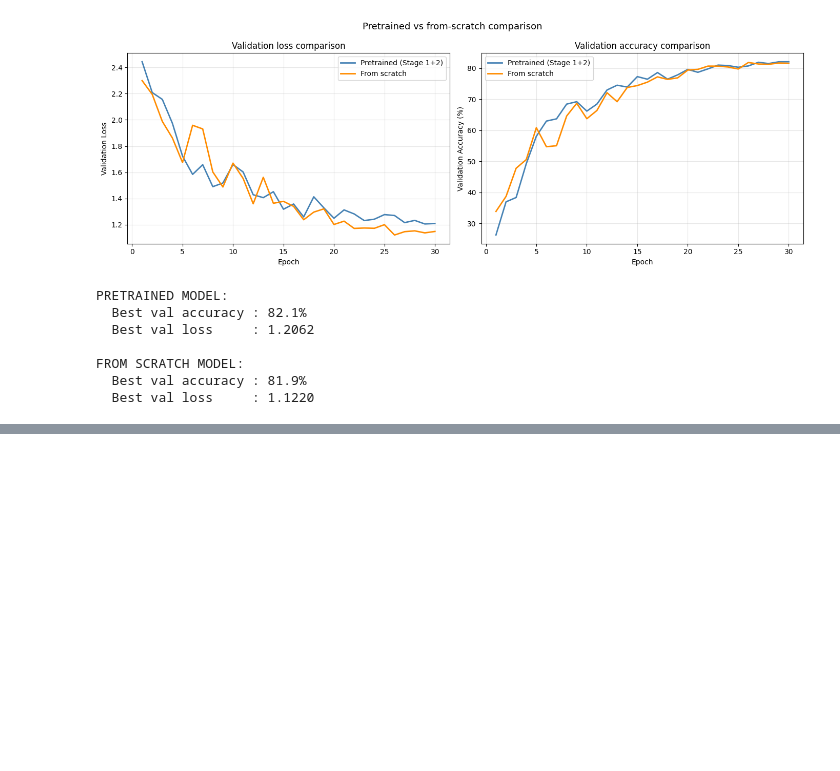
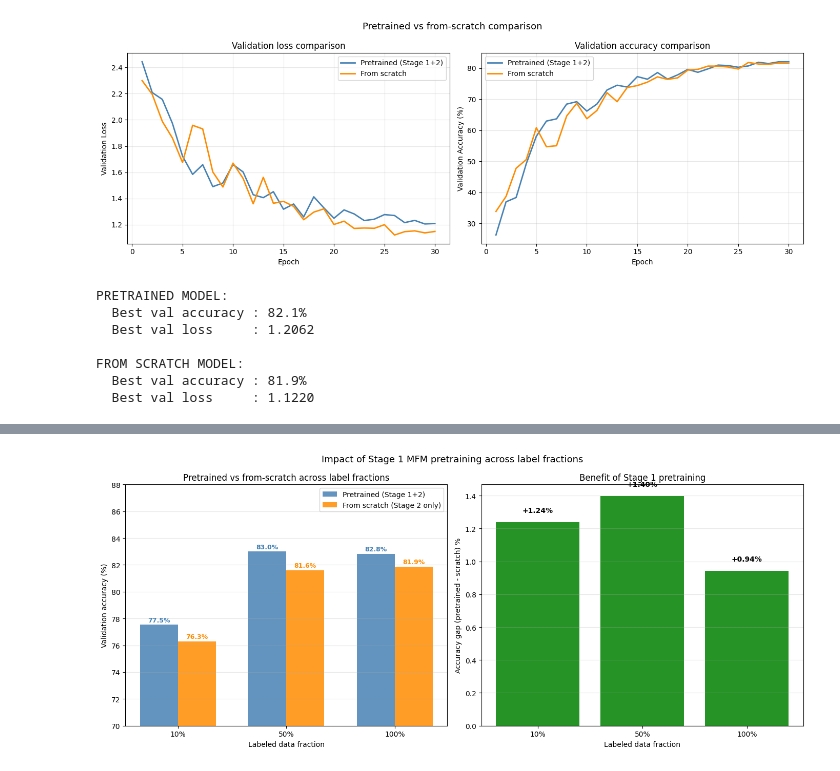
Before and after one commit to Mihai-Avr/soccernet-action-spotting, a Jupyter notebook: notebooks/exploration.ipynb, the cells around one changed output, grey strips where cells are left out. Cells and saved outputs as stored; diff of their text form; code cells hidden in the pictures; blank space fills up the shorter version.

```diff
--- a/notebooks/exploration.ipynb
+++ b/notebooks/exploration.ipynb
@@ -586,0 +618,79 @@ FROM SCRATCH MODEL:
+# %%
+import matplotlib.pyplot as plt
+import numpy as np
+
+labels = ["10%", "50%", "100%"]
+
+pretrained_accs = [
+    results["10% pretrained"],
+    results["50% pretrained"],
+    results["100% pretrained"]
+]
+
+scratch_accs = [
+    results["10% scratch"],
+    results["50% scratch"],
+    results["100% scratch"]
+]
+
+x = np.arange(len(labels))
+width = 0.35
+
+fig, (ax1, ax2) = plt.subplots(1, 2, figsize=(14, 6))
+
+bars1 = ax1.bar(x - width/2, pretrained_accs, width,
+                label="Pretrained (Stage 1+2)",
+                color="steelblue", alpha=0.85)
+bars2 = ax1.bar(x + width/2, scratch_accs, width,
+                label="From scratch (Stage 2 only)",
+                color="darkorange", alpha=0.85)
+
+ax1.set_xlabel("Labeled data fraction")
+ax1.set_ylabel("Validation accuracy (%)")
+ax1.set_title("Pretrained vs from-scratch across label fractions")
+ax1.set_xticks(x)
+ax1.set_xticklabels(labels)
+ax1.set_ylim(70, 88)
+ax1.legend()
+ax1.grid(True, alpha=0.3, axis="y")
+
+for bar in bars1:
+    ax1.text(bar.get_x() + bar.get_width()/2, bar.get_height() + 0.1,
+             f"{bar.get_height():.1f}%", ha="center", va="bottom",
+             fontsize=9, fontweight="bold", color="steelblue")
+for bar in bars2:
+    ax1.text(bar.get_x() + bar.get_width()/2, bar.get_height() + 0.1,
+             f"{bar.get_height():.1f}%", ha="center", va="bottom",
+             fontsize=9, fontweight="bold", color="darkorange")
+
+gaps = [p - s for p, s in zip(pretrained_accs, scratch_accs)]
+colors = ["green" if g > 0 else "red" for g in gaps]
+bars3 = ax2.bar(labels, gaps, color=colors, alpha=0.85)
+
+ax2.axhline(y=0, color="black", linewidth=0.8)
+ax2.set_xlabel("Labeled data fraction")
+ax2.set_ylabel("Accuracy gap (pretrained - scratch) %")
+ax2.set_title("Benefit of Stage 1 pretraining")
+ax2.grid(True, alpha=0.3, axis="y")
+
+for bar, gap in zip(bars3, gaps):
+    ax2.text(bar.get_x() + bar.get_width()/2,
+             bar.get_height() + 0.05 if gap > 0 else bar.get_height() - 0.15,
+             f"+{gap:.2f}%" if gap > 0 else f"{gap:.2f}%",
+             ha="center", va="bottom", fontsize=10, fontweight="bold")
+
+plt.suptitle("Impact of Stage 1 MFM pretraining across label fractions",
+             fontsize=13)
+plt.tight_layout()
+plt.savefig("../results/figures/final_comparison.png",
+            dpi=150, bbox_inches="tight")
+plt.show()
+
+print("\nFull results summary:")
+print(f"{'Label fraction':<20} {'Pretrained':>12} {'Scratch':>12} {'Gap':>10}")
+print("-" * 56)
+for label, p, s in zip(labels, pretrained_accs, scratch_accs):
+    gap = p - s
+    print(f"{label:<20} {p:>11.2f}% {s:>11.2f}% {gap:>+9.2f}%")
+# %% [output]
+[figure, added]
```
Also changed, not shown: parts of 2 cells of this notebook, 5 other files.
